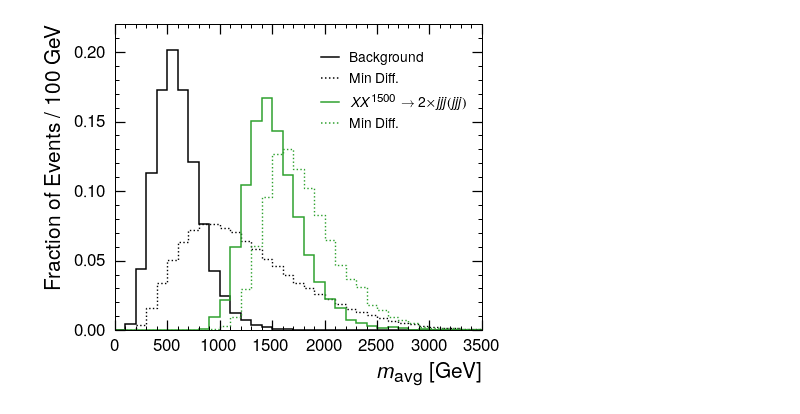
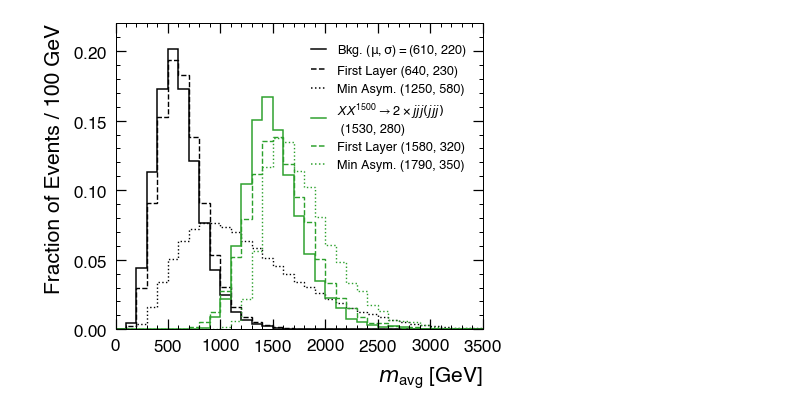
Before and after one commit to badeaa3/unsupervised-search, a Jupyter notebook: plotting/Compare Plot.ipynb, the cells around one changed output. Cells and saved outputs as stored; diff of their text form; code cells hidden in the pictures.

```diff
--- a/plotting/Compare Plot.ipynb
+++ b/plotting/Compare Plot.ipynb
@@ -13,25 +13,26 @@ ampl.use_atlas_style(usetex=True)
 ampl.set_color_cycle("Paper", 6)
 # %%
 # plot the first layer line or not
-doFirstLayer = False
+doFirstLayer = True
 
 # minasym file
-# inFile = "histdump_20230910.json"
-# outFileName = "compare_plot.pdf"
-# minLabel = "Min Asym."
+inFile = "histdump_20230910.json"
+outFileName = "compare_plot.pdf"
+minLabel = "Min Asym."
 
 # mindiff file
-inFile = "histdump_mindiff.json"
-outFileName = "compare_plot_mindiff.pdf"
-minLabel = "Min Diff."
+# inFile = "histdump_mindiff.json"
+# outFileName = "compare_plot_mindiff.pdf"
+# minLabel = "Min Diff."
 
 # load the json
 with open(inFile, "r") as f:
     dic = json.load(f)
 
 # pick up the bins and the y
-bins = dic['compare_plot']['bins']
+bins = np.array(dic['compare_plot']['bins'])
 binW = bins[1]-bins[0]
+bin_centers = 0.5 * (bins[1:] + bins[:-1])
 
 # make plot
 fig = plt.figure(figsize=(6, 5))
@@ -43,67 +44,94 @@ rasterized = False
 #dict_keys(['bins', 'Bkg', 'Bkg_firstlayer', 'TT_tN1_1500_1000', 'TT_tN1_1500_1000_firstlayer', 'Bkg_minasym', 'TT_tN1_1500_1000_minasym'])
 
 # background
+weights = np.array(dic['compare_plot']['Bkg'])*binW
+mean = np.average(bin_centers, weights=weights)
+std_dev = np.sqrt(np.average((bin_centers - mean)**2, weights=weights))
 ax.hist(bins[:-1],
     bins,
-    weights=np.array(dic['compare_plot']['Bkg'])*binW,
+    weights=weights,
     alpha=1.0,
     lw=lw,
     ls="-",
     histtype="step",
-    label="Background",
+    label="Bkg." rf" $(\mu,\sigma)=$({round(mean,-1):.0f}, {round(std_dev,-1):.0f})",
     color="black",
     rasterized=rasterized)
+
+# first layer
 if doFirstLayer:
+    weights = np.array(dic['compare_plot']['Bkg_firstlayer'])*binW
+    mean = np.average(bin_centers, weights=weights)
+    std_dev = np.sqrt(np.average((bin_centers - mean)**2, weights=weights))
     ax.hist(bins[:-1],
         bins,
-        weights=np.array(dic['compare_plot']['Bkg_firstlayer'])*binW,
+        weights=weights,
         alpha=1.0,
         lw=1.4,
         ls="--",
         histtype="step",
-        label="First Layer",
+        label="First Layer" rf" ({round(mean,-1):.0f}, {round(std_dev,-1):.0f})",
         color="black",
         rasterized=rasterized)
+
+# min asymmetry
+weights = np.array(dic['compare_plot']['Bkg_minasym'])*binW
+mean = np.average(bin_centers, weights=weights)
+std_dev = np.sqrt(np.average((bin_centers - mean)**2, weights=weights))
 ax.hist(bins[:-1],
     bins,
-    weights=np.array(dic['compare_plot']['Bkg_minasym'])*binW,
+    weights=weights,
     alpha=1.0,
     lw=1.4,
     ls=":",
     histtype="step",
-    label=minLabel,
+    label=minLabel + rf" ({round(mean,-1):.0f}, {round(std_dev,-1):.0f})",
     color="black",
     rasterized=rasterized)
-# exampe signal
+
+# example signal
+weights = np.array(dic['compare_plot']['TT_tN1_1500_1000'])*binW
+mean = np.average(bin_centers, weights=weights)
+std_dev = np.sqrt(np.average((bin_centers - mean)**2, weights=weights))
 ax.hist(bins[:-1],
     bins,
-    weights=np.array(dic['compare_plot']['TT_tN1_1500_1000'])*binW,
+    weights=weights,
     alpha=1.0,
     lw=lw,
     ls="-",
     histtype="step",
-    label=r"$\mathit{XX}^{1500} \rightarrow 2\times \mathit{jjj(jjj)}$",
+    label=r"$\mathit{XX}^{1500} \rightarrow 2\times \mathit{jjj(jjj)}$" "\n" rf" ({round(mean,-1):.0f}, {round(std_dev,-1):.0f})",
     color="#2ca02c", # green
     rasterized=rasterized)
+
+# first layer
 if doFirstLayer:
+    weights = np.array(dic['compare_plot']['TT_tN1_1500_1000_firstlayer'])*binW
+    mean = np.average(bin_centers, weights=weights)
+    std_dev = np.sqrt(np.average((bin_centers - mean)**2, weights=weights))
     ax.hist(bins[:-1],
         bins,
-        weights=np.array(dic['compare_plot']['TT_tN1_1500_1000_firstlayer'])*binW,
+        weights=weights,
         alpha=1.0,
         lw=1.4,
         ls="--",
         histtype="step",
-        label="First Layer",
+        label="First Layer" rf" ({round(mean,-1):.0f}, {round(std_dev,-1):.0f})",
         color="#2ca02c", # green
         rasterized=rasterized)
+
+# min asymmetry
+weights = np.array(dic['compare_plot']['TT_tN1_1500_1000_minasym'])*binW
+mean = np.average(bin_centers, weights=weights)
+std_dev = np.sqrt(np.average((bin_centers - mean)**2, weights=weights))
 ax.hist(bins[:-1],
     bins,
-    weights=np.array(dic['compare_plot']['TT_tN1_1500_1000_minasym'])*binW,
+    weights=weights,
     alpha=1.0,
     lw=1.4,
     ls=":",
     histtype="step",
-    label=minLabel,
+    label=minLabel + rf" ({round(mean,-1):.0f}, {round(std_dev,-1):.0f})",
     color="#2ca02c", # green
     rasterized=rasterized)
 
@@ -116,8 +144,8 @@ ax.legend(new_handles,
           title_fontsize="13",
           ncol=1,
           framealpha=0.0,
-          prop={'size': 14},
-          bbox_to_anchor=(0.54, 0.45, 0.45, 0.5),
+          prop={'size': 12.7},
+          bbox_to_anchor=(0.5, 0.475, 0.45, 0.5), #(0.54, 0.45, 0.45, 0.5)
           handlelength=1.25)
 
 # set labels
@@ -128,31 +156,31 @@ ax.set_ylabel("Fraction of Events / 100 GeV", fontsize=21, labelpad=9, horizonta
 ax.set_xlim(0,3500)
 ax.set_ylim(0, 0.22)
 
 # tick params
 tick_params_major = {"which"     : "major",
                      "length"    : 10,
                      "width"     : 1.25,
                      "direction" : "in",
                      "right"     : True,
                      "top"       : True,
                      "labelsize" : 17,
                      "pad"       : 8}
 tick_params_minor = {"which"     : "minor",
                      "length"    : 4,
                      "width"     : 1,
                      "direction" : "in",
                      "right"     : True,
                      "top"       : True,
                      "labelsize" : 15}
 
 # ax.xaxis.set_minor_locator(AutoMinorLocator(5))
 # ax.yaxis.set_minor_locator(AutoMinorLocator(5))
 ax.tick_params(**tick_params_major)
 ax.tick_params(**tick_params_minor)
 plt.locator_params(axis='y', nbins=8)
 plt.locator_params(axis='x', nbins=8)
 
 # save
 plt.savefig(outFileName, bbox_inches="tight") # _noFirstLayer
 # %% [output]
-[figure, old version]
+[figure, new version]
```
Also changed, not shown: 2 other files.
